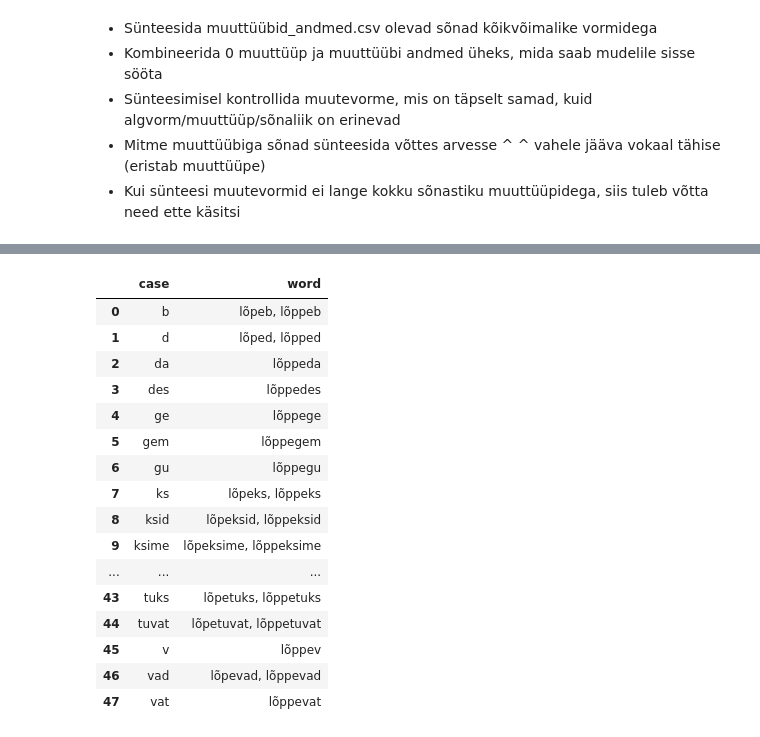
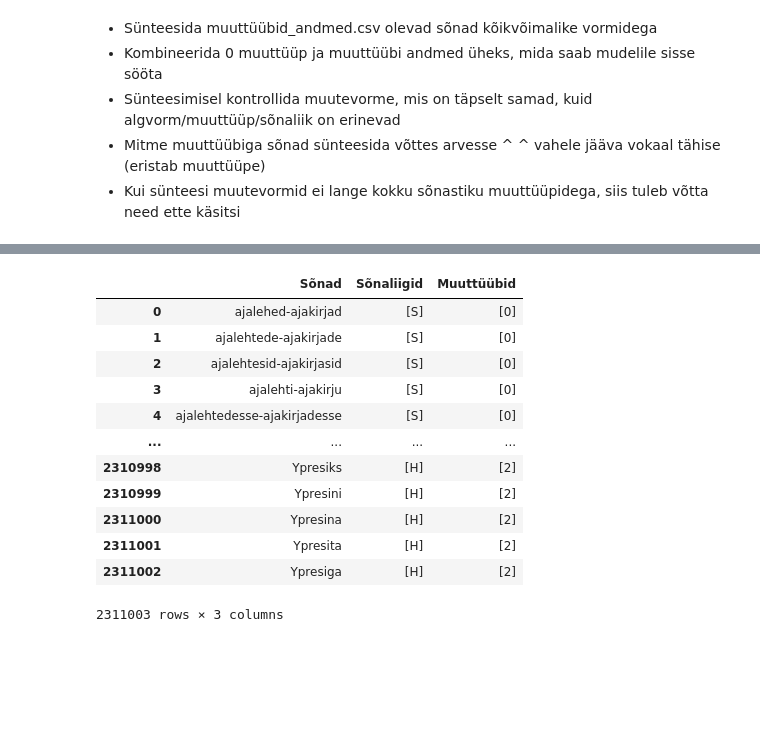
Before and after one commit to SanderSaska/MorfoloogiliseMuuttyybiAutomaatneTuvastaja, a Jupyter notebook: Morfoloogilise_muuttüübi_automaatne_tuvastamine.ipynb, the cells around one changed output, grey strips where cells are left out. Cells and saved outputs as stored; diff of their text form; code cells hidden in the pictures; blank space fills up the shorter version.

```diff
--- a/Morfoloogilise_muuttüübi_automaatne_tuvastamine.ipynb
+++ b/Morfoloogilise_muuttüübi_automaatne_tuvastamine.ipynb
@@ -852,0 +936,21 @@ ainsus_mitmus = ['sg', 'pl']
+# %%
+with open('muuttüübid_andmed.csv', 'r', encoding='utf-8') as muut_f:
+  next(muut_f) # Ignoreerib pealise
+  for rida in muut_f:
+    info = rida.strip().replace('"','').split(',')
+    sõna = info[0]
+    sõnaliik = []
+    muuttüüp = []
+    # Info kättesaamine
+    for i in info[1:]:
+      # Sõnaliigid
+      if i.isalpha():
+        sõnaliik.append(i)
+        continue
+      # Muuttüübid
+      if i.isdecimal():
+        muuttüüp.append(i)
+        continue
+    if muuttüüp == ['5', '7']:
+      print(info)
+      print()
@@ -869,5 +1299,5 @@ with open('muuttüübi_0_andmed.csv', 'r', encoding='utf-8') as muut_0_f:
       print(rida)
       print("Mitme sõnaliigi või muuttüübiga")
     sõnad.append(sõna)
-    sõnaliigid.append(sõnaliik[0])
-    muuttüübid.append(muuttüüp[0])
+    sõnaliigid.append(sõnaliik)
+    muuttüübid.append(muuttüüp)
@@ -1085,20 +1336,25 @@ with open('muuttüübid_andmed.csv', 'r', encoding='utf-8') as muut_f:
-# %%
-synthesize_all_visualize("lõppema", 'V')
-# %% [output]
-|  | case | word |
-| 0 | b | lõpeb, lõppeb |
-| 1 | d | lõped, lõpped |
-| 2 | da | lõppeda |
-| 3 | des | lõppedes |
-| 4 | ge | lõppege |
-| 5 | gem | lõppegem |
-| 6 | gu | lõppegu |
-| 7 | ks | lõpeks, lõppeks |
-| 8 | ksid | lõpeksid, lõppeksid |
-| 9 | ksime | lõpeksime, lõppeksime |
-| ... | ... | ... |
-| 43 | tuks | lõpetuks, lõppetuks |
-| 44 | tuvat | lõpetuvat, lõppetuvat |
-| 45 | v | lõppev |
-| 46 | vad | lõpevad, lõppevad |
-| 47 | vat | lõppevat |
+# %%
+# 3, 5, 3, 5, 5, 5, 3, 5, 5, 5 - 10x
+# 5, 5, 3, 5, 5, 5, 5, 5, 5, 5 - 10x
+# 3, 5, 5, 3, 5 - 5x
+sõnad_np = np.array(sõnad)
+sõnaliigid_np = np.array(sõnaliigid)
+muuttüübid_np = np.array(muuttüübid)
+# %%
+df = pd.DataFrame({'Sõnad': sõnad_np, 'Sõnaliigid': sõnaliigid_np, 'Muuttüübid': muuttüübid_np})
+# %%
+display(df)
+# %% [output]
+|  | Sõnad | Sõnaliigid | Muuttüübid |
+| 0 | ajalehed-ajakirjad | [S] | [0] |
+| 1 | ajalehtede-ajakirjade | [S] | [0] |
+| 2 | ajalehtesid-ajakirjasid | [S] | [0] |
+| 3 | ajalehti-ajakirju | [S] | [0] |
+| 4 | ajalehtedesse-ajakirjadesse | [S] | [0] |
+| ... | ... | ... | ... |
+| 2310998 | Ypresiks | [H] | [2] |
+| 2310999 | Ypresini | [H] | [2] |
+| 2311000 | Ypresina | [H] | [2] |
+| 2311001 | Ypresita | [H] | [2] |
+| 2311002 | Ypresiga | [H] | [2] |
+2311003 rows × 3 columns
```
Also changed, not shown: parts of 21 cells of this notebook.
